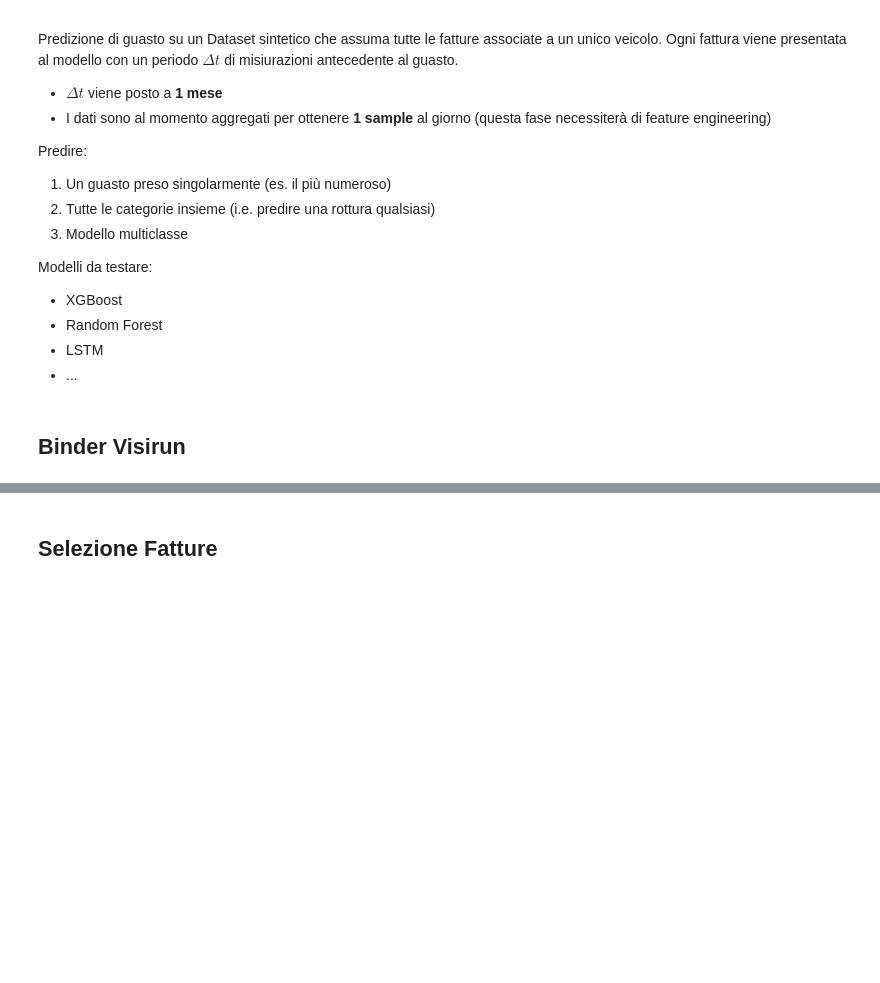
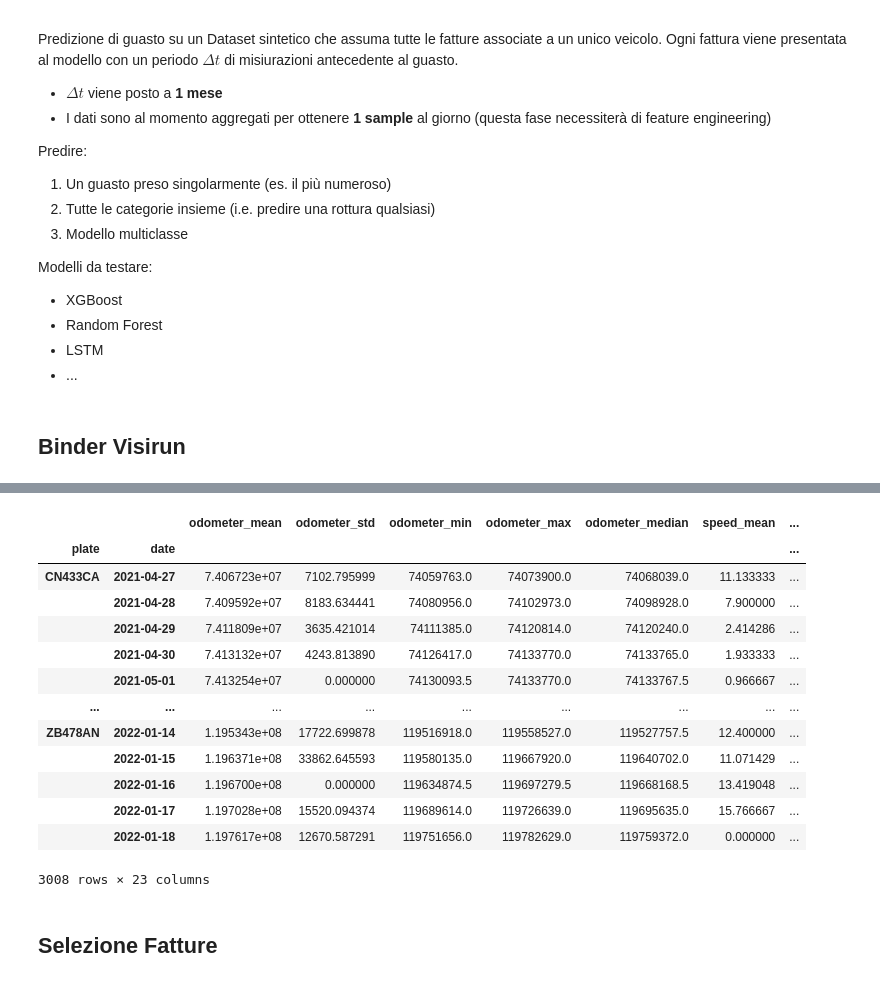
Before and after one commit to antonioalbanese/ai4trucks, a Jupyter notebook: Notebooks/Predictive_model.ipynb, the cells around one changed output, grey strips where cells are left out. Cells and saved outputs as stored; diff of their text form; code cells hidden in the pictures; blank space fills up the shorter version.

```diff
--- a/Notebooks/Predictive_model.ipynb
+++ b/Notebooks/Predictive_model.ipynb
@@ -201,3 +41,20 @@ return df_interpol
+# %%
+df_vis
+# %% [output]
+|  |  | odometer_mean | odometer_std | odometer_min | odometer_max | odometer_median | speed_mean | ... |
+| plate | date |  |  |  |  |  |  | ... |
+| CN433CA | 2021-04-27 | 7.406723e+07 | 7102.795999 | 74059763.0 | 74073900.0 | 74068039.0 | 11.133333 | ... |
+|  | 2021-04-28 | 7.409592e+07 | 8183.634441 | 74080956.0 | 74102973.0 | 74098928.0 | 7.900000 | ... |
+|  | 2021-04-29 | 7.411809e+07 | 3635.421014 | 74111385.0 | 74120814.0 | 74120240.0 | 2.414286 | ... |
+|  | 2021-04-30 | 7.413132e+07 | 4243.813890 | 74126417.0 | 74133770.0 | 74133765.0 | 1.933333 | ... |
+|  | 2021-05-01 | 7.413254e+07 | 0.000000 | 74130093.5 | 74133770.0 | 74133767.5 | 0.966667 | ... |
+| ... | ... | ... | ... | ... | ... | ... | ... | ... |
+| ZB478AN | 2022-01-14 | 1.195343e+08 | 17722.699878 | 119516918.0 | 119558527.0 | 119527757.5 | 12.400000 | ... |
+|  | 2022-01-15 | 1.196371e+08 | 33862.645593 | 119580135.0 | 119667920.0 | 119640702.0 | 11.071429 | ... |
+|  | 2022-01-16 | 1.196700e+08 | 0.000000 | 119634874.5 | 119697279.5 | 119668168.5 | 13.419048 | ... |
+|  | 2022-01-17 | 1.197028e+08 | 15520.094374 | 119689614.0 | 119726639.0 | 119695635.0 | 15.766667 | ... |
+|  | 2022-01-18 | 1.197617e+08 | 12670.587291 | 119751656.0 | 119782629.0 | 119759372.0 | 0.000000 | ... |
+3008 rows × 23 columns
 # %% [markdown]
 ## Selezione Fatture
 # %%
```
Also changed, not shown: parts of 17 cells of this notebook, 7 other files.
